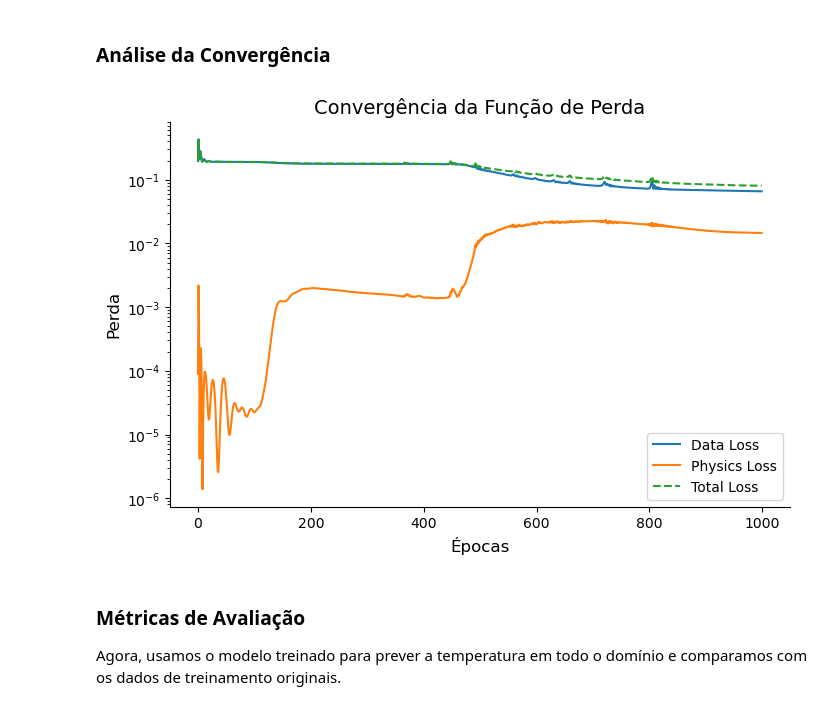
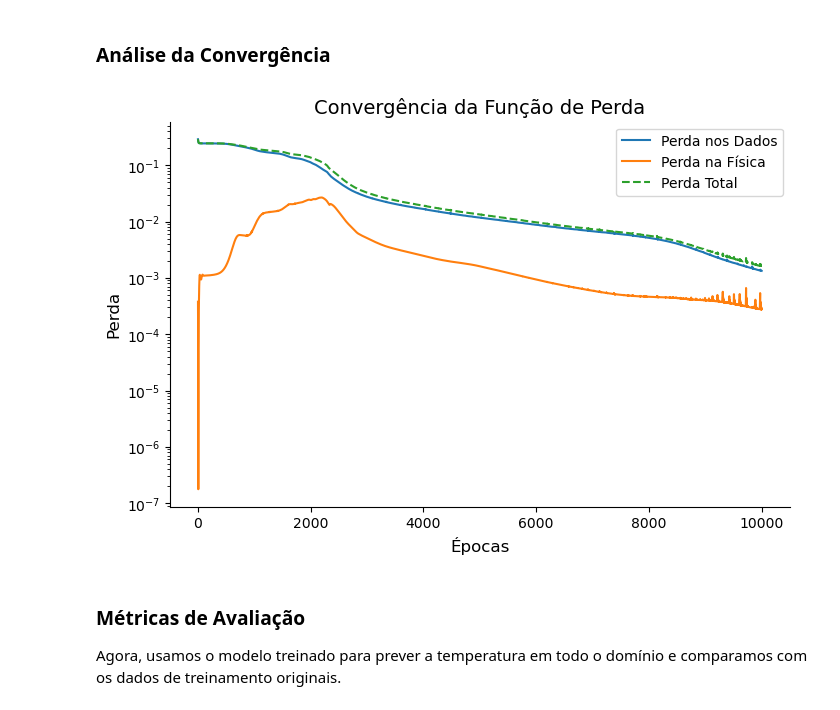
Before and after one commit to thiagoneye/master-sciml, a Jupyter notebook: 04-neural_solvers/notebooks/problem1.ipynb, the cells around one changed output. Drawn from its saved outputs; the diff is of its cells as text; code cells hidden in the pictures.

```diff
--- a/04-neural_solvers/notebooks/problem1.ipynb
+++ b/04-neural_solvers/notebooks/problem1.ipynb
@@ -120,7 +108,7 @@ X_train_norm_tf = tf.convert_to_tensor(X_train_norm, dtype=tf.float32)
 
 Estes são os pontos no interior do domínio onde não conhecemos a temperatura. Eles serão usados para calcular a **perda da física** ($L_{física}$), forçando a rede a obedecer à equação do calor.
 # %%
-N_collocation = 20000
+N_collocation = 1000
 
 # Pega os limites do domínio a partir dos dados
 x_min, x_max = df["position"].min(), df["position"].max()
@@ -140,17 +128,17 @@ X_collocation_norm = scaler_X.transform(X_collocation_raw)
 X_collocation_norm_tf = tf.convert_to_tensor(X_collocation_norm, dtype=tf.float32)
 
 # Plot
-fig, ax = plt.subplots(figsize=(8, 5))
+fig, ax = plt.subplots(figsize=(8, 4))
 
-ax.scatter(X_collocation_raw[:, 0], X_collocation_raw[:, 1])
+ax.scatter(X_collocation_raw[:, 1], X_collocation_raw[:, 0])
 
 ax.set_title("Pontos de Colocação", fontsize=14)
-ax.set_xlabel("Posição (x)", fontsize=10)
-ax.set_ylabel("Tempo (t)", fontsize=10)
+ax.set_xlabel("Tempo (t)", fontsize=10)
+ax.set_ylabel("Posição (x)", fontsize=10)
 
 ax.spines["top"].set_visible(False)
 ax.spines["right"].set_visible(False)
 
-ax.set_xlim([x_min, x_max])
-ax.set_ylim([t_min, t_max])
+ax.set_xlim([t_min, t_max])
+ax.set_ylim([x_min, x_max])
 # %% [output]
@@ -159,7 +147,7 @@ ax.set_ylim([t_min, t_max])
 # %% [markdown]
 ### Construção do Modelo (Rede Neural)
 # %%
-def create_pinn_model(num_hidden_layers=5, num_neurons=128):
+def create_pinn_model(num_hidden_layers=3, num_neurons=128):
     model = tf.keras.Sequential()
 
     model.add(tf.keras.layers.InputLayer(input_shape=(2,)))
@@ -237,7 +221,7 @@ def data_loss(model, X_data_norm, T_data):
 
 Usamos um loop customizado para calcular as perdas e aplicar os gradientes a cada época.
 # %%
-optimizer = tf.keras.optimizers.Adam(learning_rate=1e-3)
+optimizer = tf.keras.optimizers.Adam(learning_rate=1e-4)
 
 
 # Usamos @tf.function para compilar o passo de treino e torná-lo mais rápido
@@ -255,7 +239,7 @@ def train_step(model, X_data, T_data, X_collocation):
     return loss_d, loss_p, total_loss
 
 
-EPOCHS = 1000
+EPOCHS = 10000
 history = []
 
 for epoch in range(EPOCHS):
@@ -264,7 +248,7 @@ for epoch in range(EPOCHS):
     )
     history.append([loss_d.numpy(), loss_p.numpy(), total_loss.numpy()])
 
-    if (epoch + 1) % 1000 == 0:
+    if (epoch + 1) % 500 == 0:
         print(
             f"Epoch {epoch+1:5d}, Loss_Data: {loss_d:.4e}, Loss_Physics: {loss_p:.4e}, Loss_Total: {total_loss:.4e}"
         )
@@ -276,24 +278,24 @@ Epoch  1000, Loss_Data: 6.5918e-02, Loss_Physics: 1.4619e-02, Loss_Total: 8.0536
 # %%
 history = np.array(history)
 
 plt.figure(figsize=(8, 5))
 
-plt.plot(history[:, 0], label="Data Loss")
-plt.plot(history[:, 1], label="Physics Loss")
-plt.plot(history[:, 2], label="Total Loss", linestyle="--")
+plt.plot(history[:, 0], label="Perda nos Dados")
+plt.plot(history[:, 1], label="Perda na Física")
+plt.plot(history[:, 2], label="Perda Total", linestyle="--")
 
 plt.yscale("log")
 
 plt.title("Convergência da Função de Perda", fontsize=14)
 plt.xlabel("Épocas", fontsize=12)
 plt.ylabel("Perda", fontsize=12)
 plt.legend()
 
 ax = plt.gca()
 ax.spines["top"].set_visible(False)
 ax.spines["right"].set_visible(False)
 # %% [output]
-[figure, old version]
+[figure, new version]
 # %% [markdown]
 ### Métricas de Avaliação
 
```
Also changed, not shown: parts of 8 cells of this notebook.
